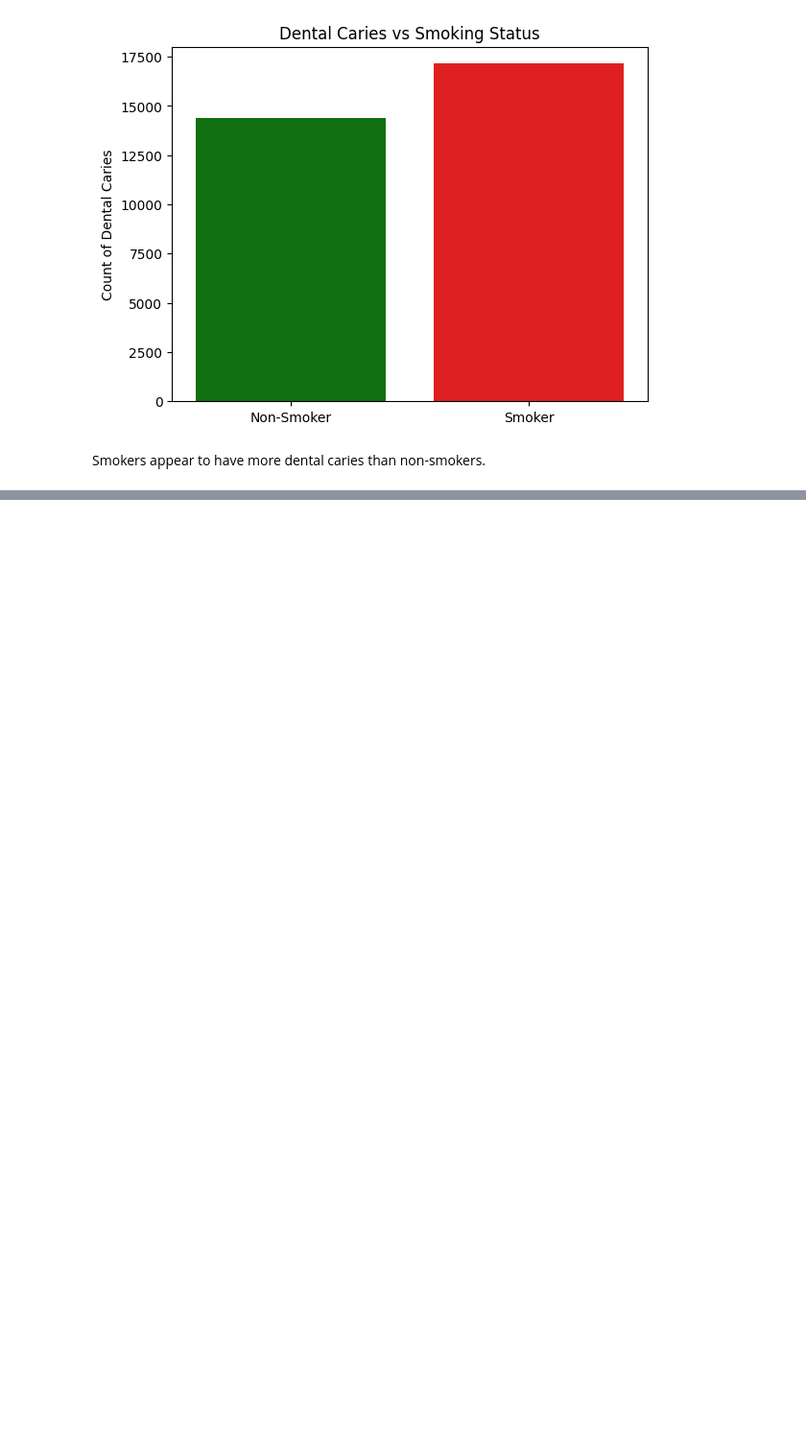
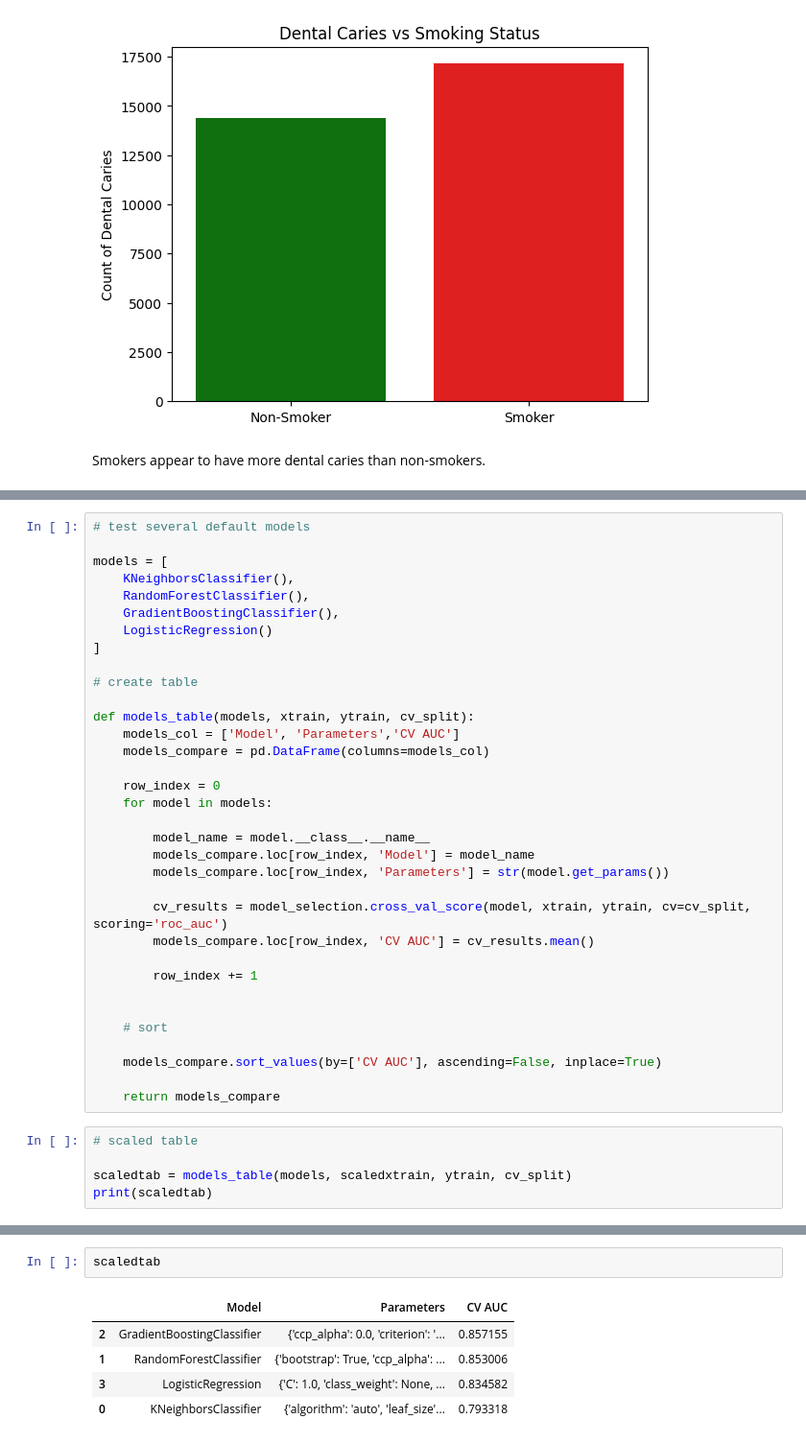
Before and after one commit to beatrzm/personal-projects, a Jupyter notebook: kaggle competitions/smoker status/smoker.ipynb, the cells around one changed output, grey strips where cells are left out. Shown at 96% size. Cells and saved outputs as stored; diff of their text form; blank space fills up the shorter version.

```diff
--- a/kaggle competitions/smoker status/smoker.ipynb
+++ b/kaggle competitions/smoker status/smoker.ipynb
@@ -213,0 +358,39 @@ Next: feature engineering
+# %%
+# test several default models
+
+models = [
+    KNeighborsClassifier(),
+    RandomForestClassifier(),
+    GradientBoostingClassifier(),
+    LogisticRegression()
+]
+
+# create table
+
+def models_table(models, xtrain, ytrain, cv_split):
+    models_col = ['Model', 'Parameters','CV AUC']
+    models_compare = pd.DataFrame(columns=models_col)
+
+    row_index = 0
+    for model in models:
+
+        model_name = model.__class__.__name__
+        models_compare.loc[row_index, 'Model'] = model_name
+        models_compare.loc[row_index, 'Parameters'] = str(model.get_params())
+
+        cv_results = model_selection.cross_val_score(model, xtrain, ytrain, cv=cv_split, scoring='roc_auc')
+        models_compare.loc[row_index, 'CV AUC'] = cv_results.mean()
+
+        row_index += 1
+
+
+    # sort
+
+    models_compare.sort_values(by=['CV AUC'], ascending=False, inplace=True)
+
+    return models_compare
+# %%
+# scaled table
+
+scaledtab = models_table(models, scaledxtrain, ytrain, cv_split)
+print(scaledtab)
@@ -213,0 +409,8 @@ Next: feature engineering
+# %%
+scaledtab
+# %% [output]
+|  | Model | Parameters | CV AUC |
+| 2 | GradientBoostingClassifier | {'ccp_alpha': 0.0, 'criterion': '... | 0.857155 |
+| 1 | RandomForestClassifier | {'bootstrap': True, 'ccp_alpha': ... | 0.853006 |
+| 3 | LogisticRegression | {'C': 1.0, 'class_weight': None, ... | 0.834582 |
+| 0 | KNeighborsClassifier | {'algorithm': 'auto', 'leaf_size'... | 0.793318 |
```
Also changed, not shown: parts of 19 cells of this notebook.
